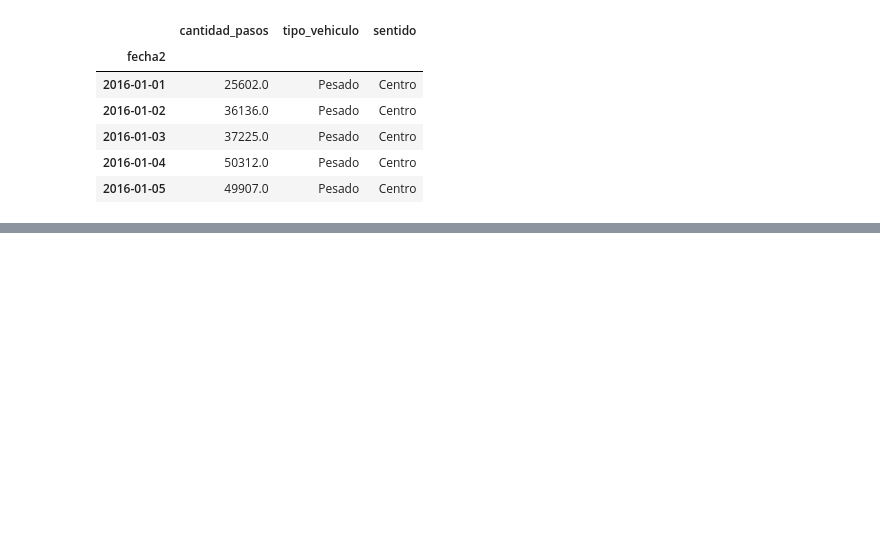
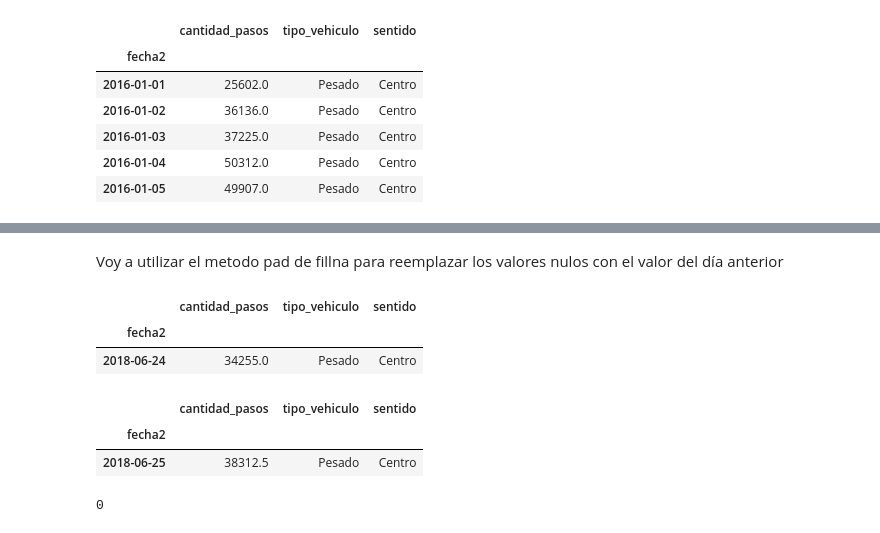
Before and after one commit to estebanarr/proyecto04, a Jupyter notebook: proyecto_04.ipynb, the cells around one changed output, grey strips where cells are left out. Saved outputs shown, nothing was run; the diff lists cells and outputs as text; code cells hidden in the pictures; blank space fills up the shorter version.

```diff
--- a/proyecto_04.ipynb
+++ b/proyecto_04.ipynb
@@ -191,0 +249,8 @@ dataset_2016_2019.head()
+# %% [markdown]
+Voy a utilizar el metodo pad de fillna para reemplazar los valores nulos con el valor del día anterior
+# %%
+dataset_2016_2019.loc[dataset_2016_2019.index == '2018-06-24']
+# %% [output]
+|  | cantidad_pasos | tipo_vehiculo | sentido |
+| fecha2 |  |  |  |
+| 2018-06-24 | 34255.0 | Pesado | Centro |
@@ -191,0 +260,10 @@ dataset_2016_2019.head()
+# %%
+dataset_2016_2019.loc[dataset_2016_2019.index == '2018-06-25']
+# %% [output]
+|  | cantidad_pasos | tipo_vehiculo | sentido |
+| fecha2 |  |  |  |
+| 2018-06-25 | 38312.5 | Pesado | Centro |
+# %%
+dataset_2016_2019.sentido.isnull().sum()
+# %% [output]
+0
```
Also changed, not shown: parts of 15 cells of this notebook.
